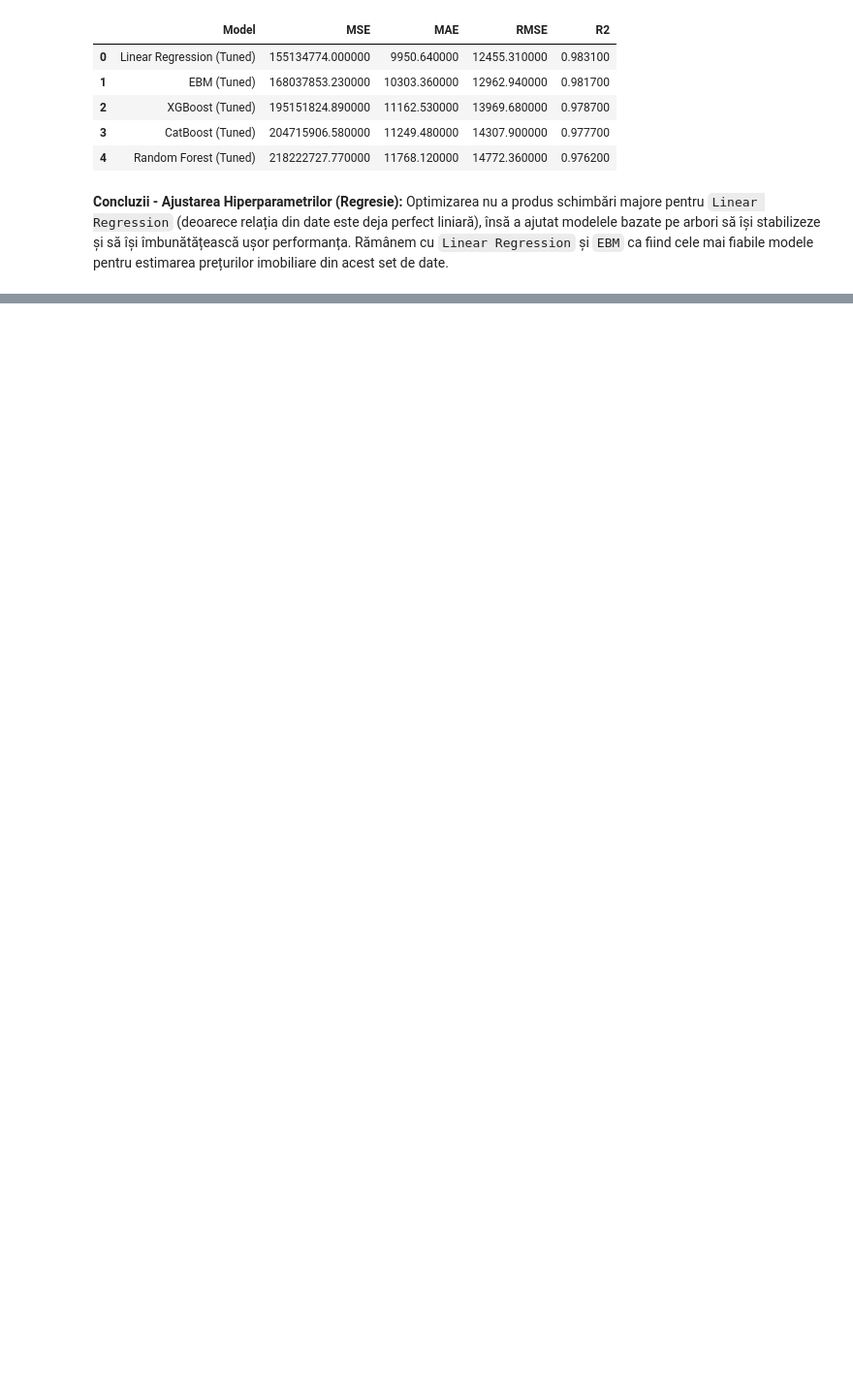
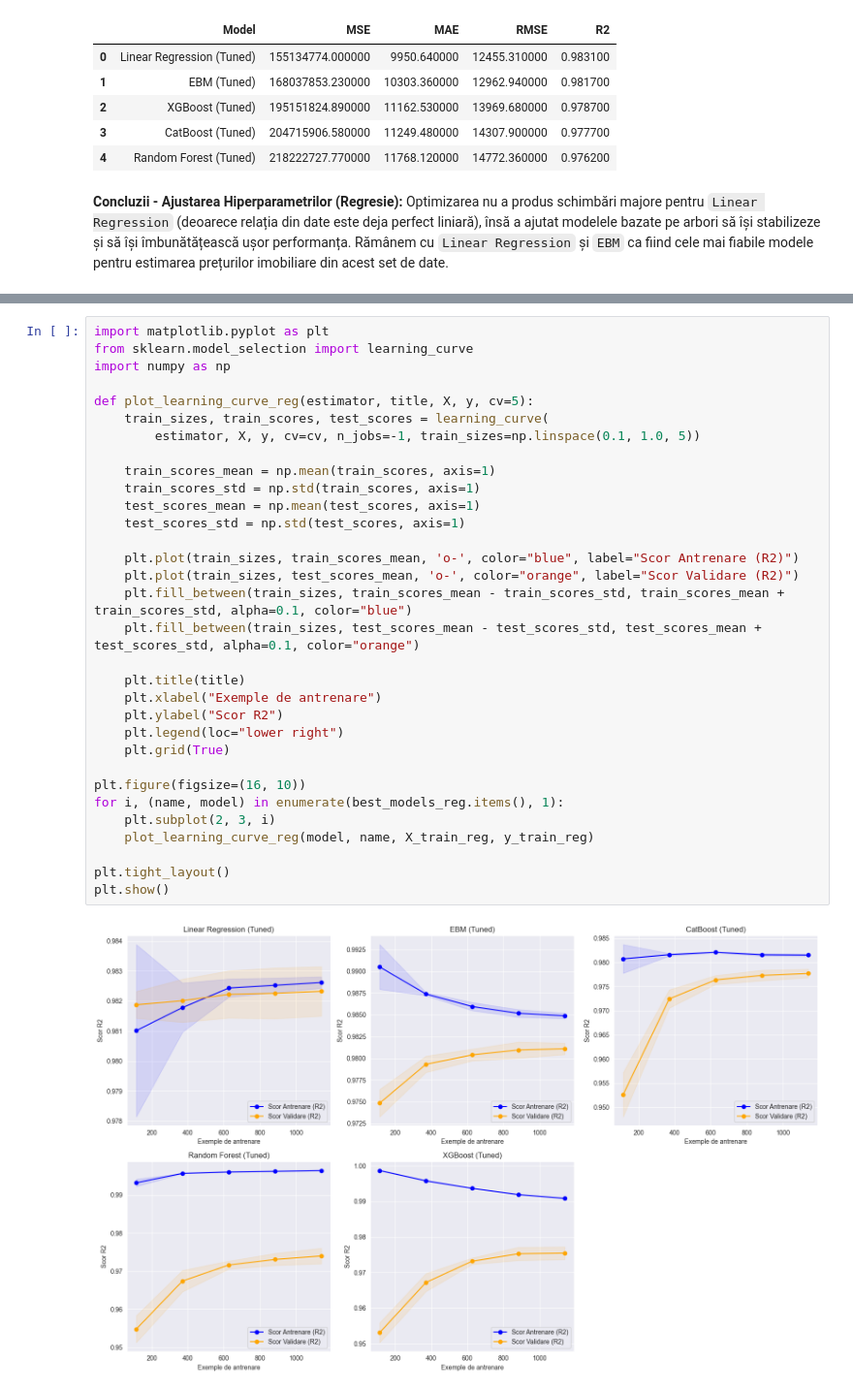
Before and after one commit to Technical-University-of-Cluj-Napoca/proiect-ml-bianca184, a Jupyter notebook: notebook_regresie.ipynb, the cells around one changed output, grey strips where cells are left out. Shown at 97% size. Cells and saved outputs as stored; diff of their text form; blank space fills up the shorter version.

```diff
--- a/notebook_regresie.ipynb
+++ b/notebook_regresie.ipynb
@@ -249,0 +254,34 @@ Optimizarea nu a produs schimbări majore pentru `Linear Regression` (deoarece r
+# %%
+import matplotlib.pyplot as plt
+from sklearn.model_selection import learning_curve
+import numpy as np
+
+def plot_learning_curve_reg(estimator, title, X, y, cv=5):
+    train_sizes, train_scores, test_scores = learning_curve(
+        estimator, X, y, cv=cv, n_jobs=-1, train_sizes=np.linspace(0.1, 1.0, 5))
+
+    train_scores_mean = np.mean(train_scores, axis=1)
+    train_scores_std = np.std(train_scores, axis=1)
+    test_scores_mean = np.mean(test_scores, axis=1)
+    test_scores_std = np.std(test_scores, axis=1)
+
+    plt.plot(train_sizes, train_scores_mean, 'o-', color="blue", label="Scor Antrenare (R2)")
+    plt.plot(train_sizes, test_scores_mean, 'o-', color="orange", label="Scor Validare (R2)")
+    plt.fill_between(train_sizes, train_scores_mean - train_scores_std, train_scores_mean + train_scores_std, alpha=0.1, color="blue")
+    plt.fill_between(train_sizes, test_scores_mean - test_scores_std, test_scores_mean + test_scores_std, alpha=0.1, color="orange")
+
+    plt.title(title)
+    plt.xlabel("Exemple de antrenare")
+    plt.ylabel("Scor R2")
+    plt.legend(loc="lower right")
+    plt.grid(True)
+
+plt.figure(figsize=(16, 10))
+for i, (name, model) in enumerate(best_models_reg.items(), 1):
+    plt.subplot(2, 3, i)
+    plot_learning_curve_reg(model, name, X_train_reg, y_train_reg)
+
+plt.tight_layout()
+plt.show()
+# %% [output]
+[figure, added]
```
Also changed, not shown: parts of 7 cells of this notebook, 6 other files.
